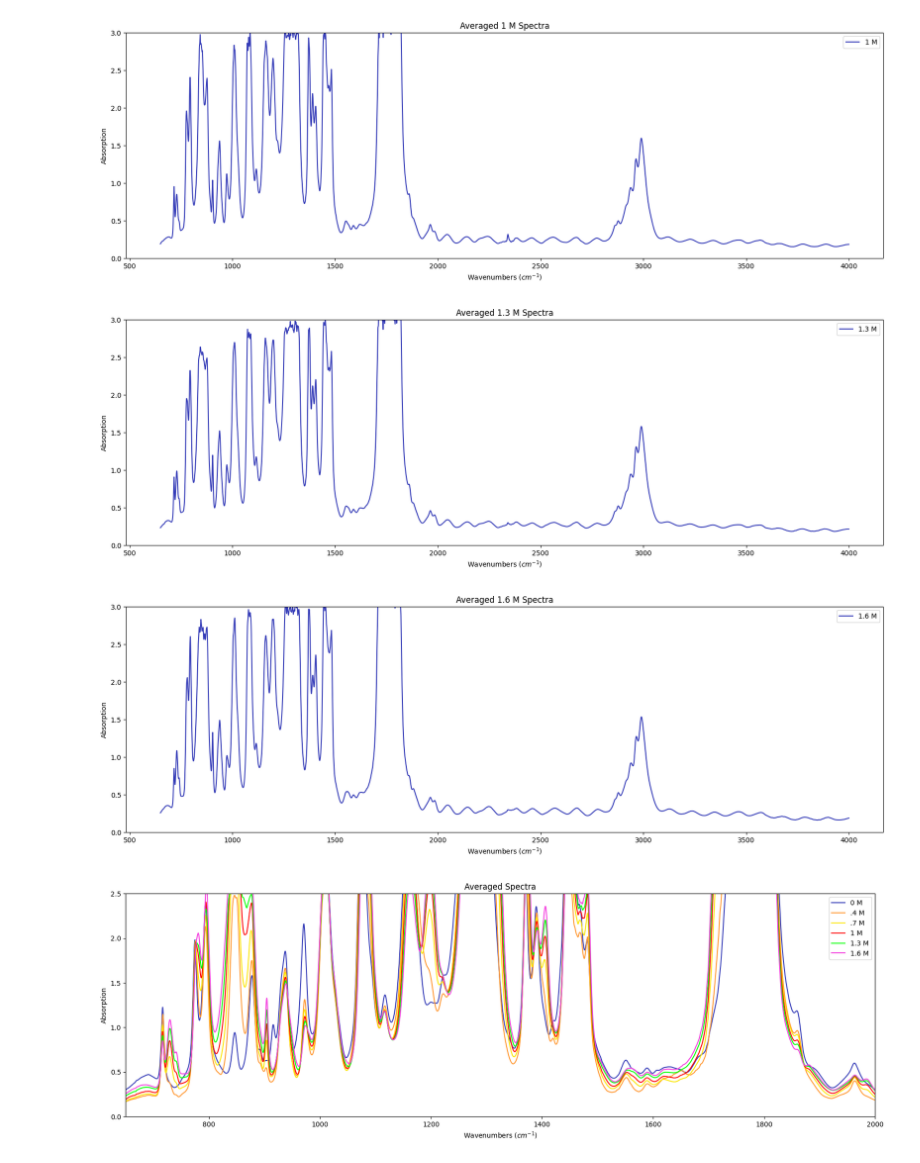
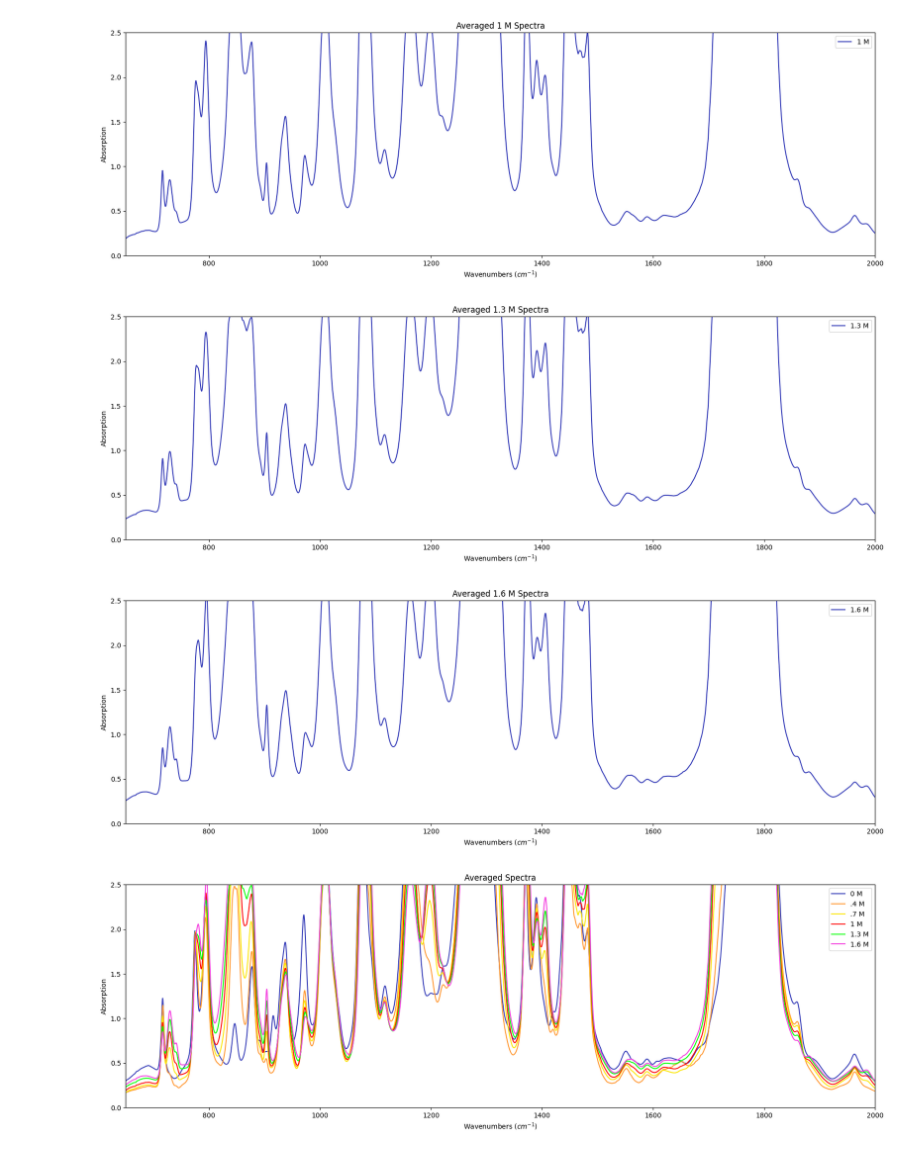
Before and after one commit to MODESBYU/MODES, a Jupyter notebook: Battery Data/Li-Li Symmetric Cell/Diagnostics/Averaging.ipynb, the cells around one changed output. Drawn from its saved outputs; the diff is of its cells as text; code cells hidden in the pictures.

```diff
--- a/Battery Data/Li-Li Symmetric Cell/Diagnostics/Averaging.ipynb
+++ b/Battery Data/Li-Li Symmetric Cell/Diagnostics/Averaging.ipynb
@@ -94,26 +109,27 @@ plt.show()
 # %%
 # ----- Averaging the spectra for 1 M
 
 df0 = np.array([pd.read_csv(path1M + '1M_1.tsv',sep = '\t')[518:],pd.read_csv(path1M + '1M_2.tsv',sep = '\t')[518:],\
                    pd.read_csv(path1M + '1M_3.tsv',sep = '\t')[518:],pd.read_csv(path1M + '1M_4.tsv',sep = '\t'),\
                     pd.read_csv(path1M + '1M_5.tsv',sep = '\t'),pd.read_csv(path1M + '1M_6.tsv',sep = '\t')[518:]])
 
 ZeroM = (df0[0] + df0[1] + df0[2] + df0[3] + df0[4] + df0[5]) / 6
 
 df_1M = pd.DataFrame(ZeroM,columns = header_array)
 
 # display(df_0M)
 
 plt.figure(figsize = (20,6))
 plt.plot(df_1M['X'],df_1M['Y'],label = '1 M', color = '#353cb8')
 plt.legend()
 plt.title('Averaged 1 M Spectra')
 plt.xlabel(r'Wavenumbers ($cm^{-1}$)')
 plt.ylabel('Absorption')
-plt.ylim(0,3)
+plt.ylim(0,2.5)
+plt.xlim(650,2000)
 plt.show()
 # %% [output]
-[figure, old version]
+[figure, new version]
 # %%
 # ----- Averaging the spectra for 1.3 M
 df0 = np.array([pd.read_csv(path1_3M + '1-3M_1.tsv',sep = '\t'),pd.read_csv(path1_3M + '1-3M_2.tsv',sep = '\t'),\
@@ -132,10 +148,11 @@ plt.legend()
 plt.title('Averaged 1.3 M Spectra')
 plt.xlabel(r'Wavenumbers ($cm^{-1}$)')
 plt.ylabel('Absorption')
-plt.ylim(0,3)
+plt.ylim(0,2.5)
+plt.xlim(650,2000)
 plt.show()
 # %% [output]
-[figure, old version]
+[figure, new version]
 # %%
 # ----- Averaging the spectra for 1.6 M
 df0 = np.array([pd.read_csv(path1_6M + '1-6M_1.tsv',sep = '\t'),pd.read_csv(path1_6M + '1-6M_2.tsv',sep = '\t'),\
@@ -154,10 +171,11 @@ plt.legend()
 plt.title('Averaged 1.6 M Spectra')
 plt.xlabel(r'Wavenumbers ($cm^{-1}$)')
 plt.ylabel('Absorption')
-plt.ylim(0,3)
+plt.ylim(0,2.5)
+plt.xlim(650,2000)
 plt.show()
 # %% [output]
-[figure, old version]
+[figure, new version]
 # %%
 # ----- Plot all averaged spectra at once
 plt.figure(figsize = (20,6))
```
Also changed, not shown: parts of 3 cells of this notebook.
